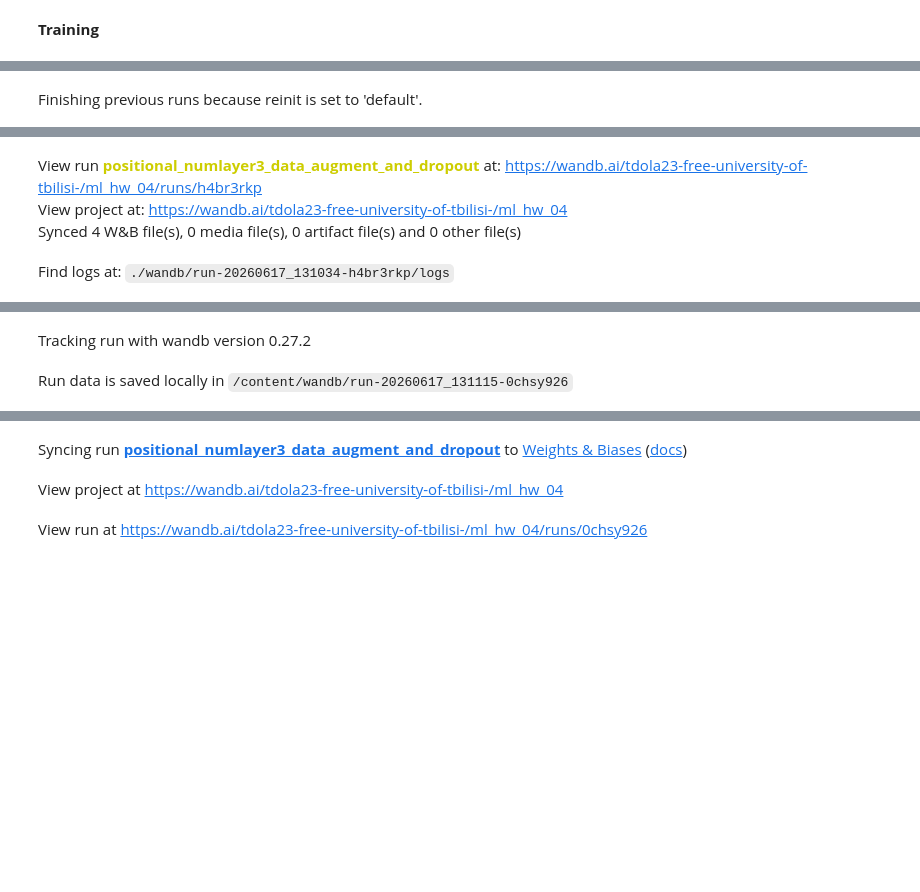
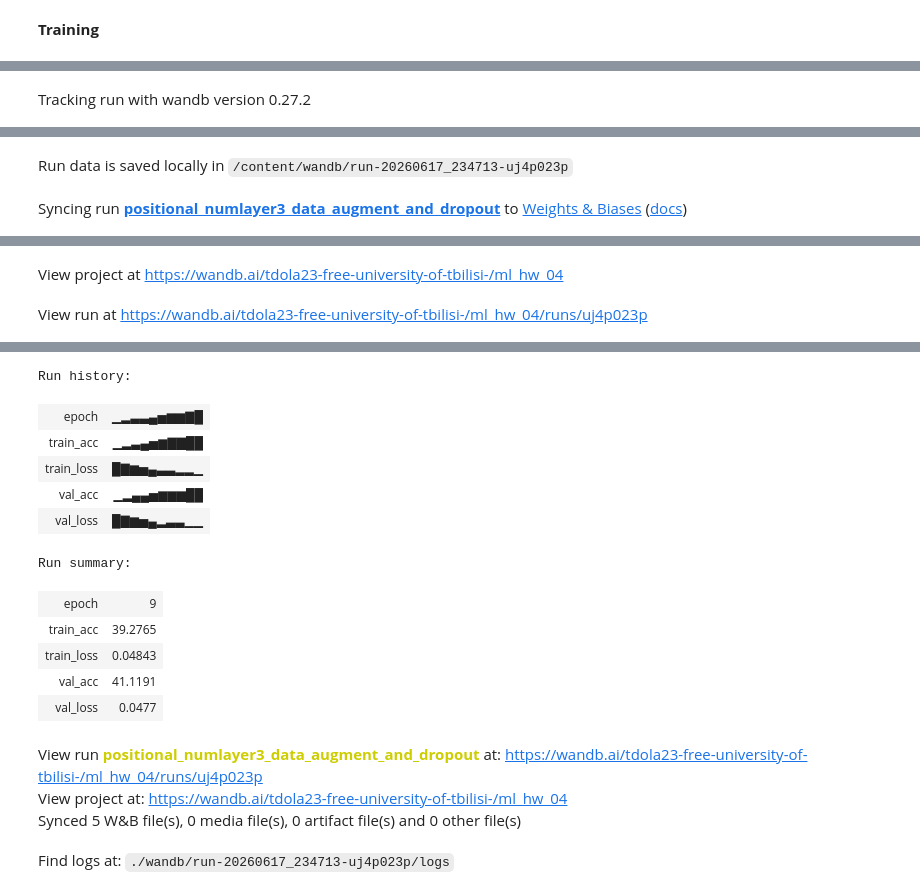
Before and after one commit to icosahedron31/Facial-Expression-Recognition, a Jupyter notebook: VisionTransformer.ipynb, the cells around one changed output, grey strips where cells are left out. Drawn from its saved outputs; the diff is of its cells as text; code cells hidden in the pictures; blank space fills up the shorter version.

```diff
--- a/VisionTransformer.ipynb
+++ b/VisionTransformer.ipynb
@@ -495,7 +426,7 @@ wandb.init(
     "training": {
         "epochs": 30,
         "batch_size": 32,
-        "lr": 1e-4,
+        "lr": 5e-4,
         "optimizer": "adam",
         "n_head": 4,
         "num_layers": 3,
@@ -508,7 +439,7 @@ wandb.init(
         }
     }
 )
-model = train_loop(train_ds, val_ds, "ViT", 0.0001, 32, model, 30)
+model = train_loop(train_ds, val_ds, "ViT", 0.0005, 32, model, 10)
 torch.save(model, "positional_vit.pt")
 wandb.finish()
 # %% [output]
@@ -515 +447 @@ wandb.finish()
-Finishing previous runs because reinit is set to 'default'.
+Tracking run with wandb version 0.27.2
@@ -517,4 +448,2 @@ Finishing previous runs because reinit is set to 'default'.
-View run positional_numlayer3_data_augment_and_dropout at: https://wandb.ai/tdola23-free-university-of-tbilisi-/ml_hw_04/runs/h4br3rkp
-View project at: https://wandb.ai/tdola23-free-university-of-tbilisi-/ml_hw_04
-Synced 4 W&B file(s), 0 media file(s), 0 artifact file(s) and 0 other file(s)
+Run data is saved locally in /content/wandb/run-20260617_234713-uj4p023p
-Find logs at: ./wandb/run-20260617_131034-h4br3rkp/logs
+Syncing run positional_numlayer3_data_augment_and_dropout to Weights & Biases (docs)
@@ -522,2 +450,2 @@ Find logs at: ./wandb/run-20260617_131034-h4br3rkp/logs
-Tracking run with wandb version 0.27.2
+View project at https://wandb.ai/tdola23-free-university-of-tbilisi-/ml_hw_04
-Run data is saved locally in /content/wandb/run-20260617_131115-0chsy926
+View run at https://wandb.ai/tdola23-free-university-of-tbilisi-/ml_hw_04/runs/uj4p023p
@@ -524,3 +473,16 @@ Run data is saved locally in /content/wandb/run-20260617_131115-0chsy926
+Run history:
+| epoch | ▁▂▃▃▄▅▆▆▇█ |
+| train_acc | ▁▂▃▄▅▆▇▇██ |
+| train_loss | █▇▆▅▄▃▃▂▂▁ |
+| val_acc | ▁▂▄▄▅▆▆▆██ |
+| val_loss | █▇▆▅▄▂▃▃▁▁ |
+Run summary:
+| epoch | 9 |
+| train_acc | 39.2765 |
+| train_loss | 0.04843 |
+| val_acc | 41.1191 |
+| val_loss | 0.0477 |
-Syncing run positional_numlayer3_data_augment_and_dropout to Weights & Biases (docs)
+View run positional_numlayer3_data_augment_and_dropout at: https://wandb.ai/tdola23-free-university-of-tbilisi-/ml_hw_04/runs/uj4p023p
+View project at: https://wandb.ai/tdola23-free-university-of-tbilisi-/ml_hw_04
+Synced 5 W&B file(s), 0 media file(s), 0 artifact file(s) and 0 other file(s)
-View project at https://wandb.ai/tdola23-free-university-of-tbilisi-/ml_hw_04
+Find logs at: ./wandb/run-20260617_234713-uj4p023p/logs
-View run at https://wandb.ai/tdola23-free-university-of-tbilisi-/ml_hw_04/runs/0chsy926
```
Also changed, not shown: parts of 11 cells of this notebook.
